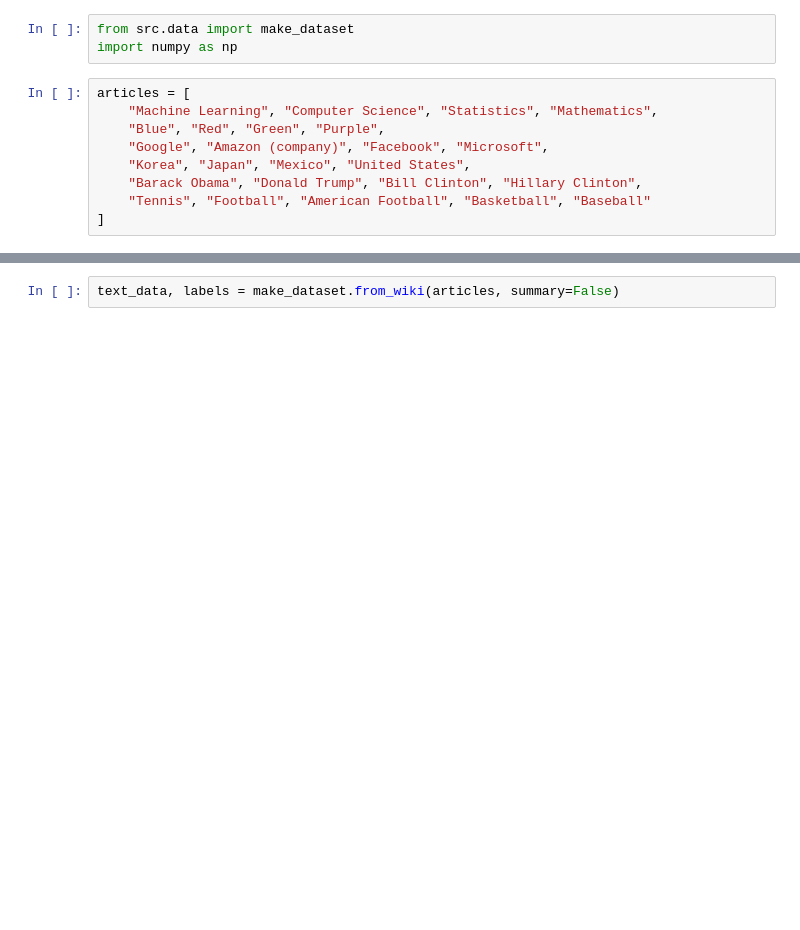
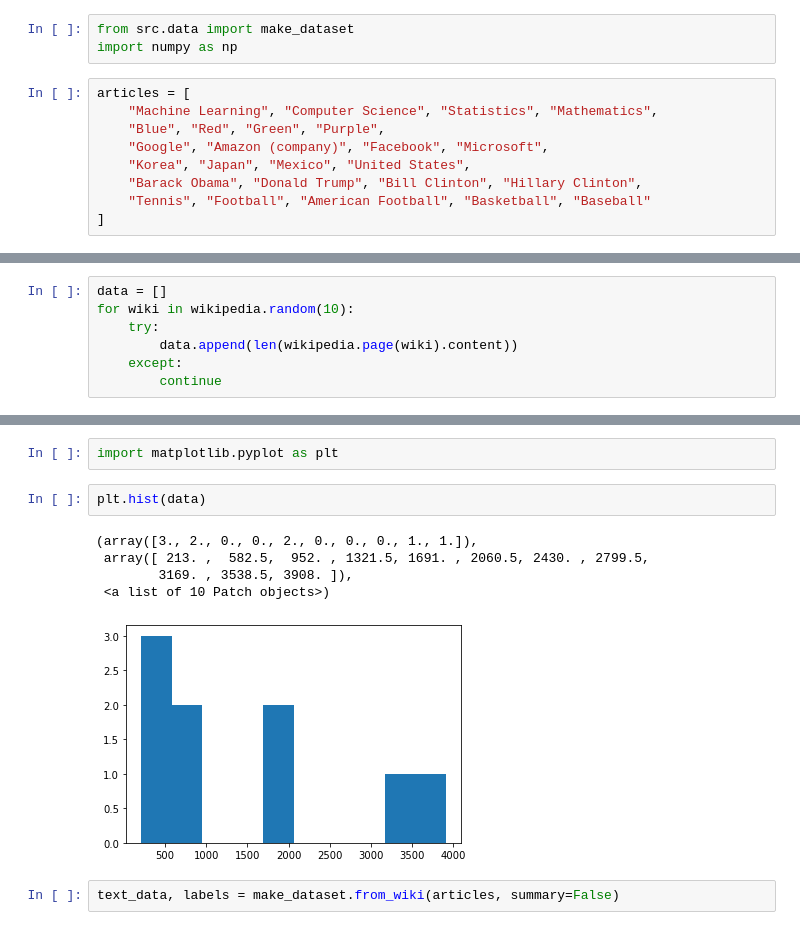
Before and after one commit to ryoheinamiki515/NLP-text-content-clustering, a Jupyter notebook: notebooks/example_tests.ipynb, the cells around one changed output, grey strips where cells are left out. Drawn from its saved outputs; the diff is of its cells as text; blank space fills up the shorter version.

```diff
--- a/notebooks/example_tests.ipynb
+++ b/notebooks/example_tests.ipynb
@@ -19,0 +25,7 @@ articles = [
+# %%
+data = []
+for wiki in wikipedia.random(10):
+    try:
+        data.append(len(wikipedia.page(wiki).content))
+    except:
+        continue
@@ -20,3 +42,13 @@ articles = [
+# %%
+import matplotlib.pyplot as plt
+# %%
+plt.hist(data)
+# %% [output]
+(array([3., 2., 0., 0., 2., 0., 0., 0., 1., 1.]),
+ array([ 213. ,  582.5,  952. , 1321.5, 1691. , 2060.5, 2430. , 2799.5,
+        3169. , 3538.5, 3908. ]),
+ <a list of 10 Patch objects>)
+[figure, added]
 # %%
 text_data, labels = make_dataset.from_wiki(articles, summary=False)
 # %% [output]
```
Also changed, not shown: parts of 9 cells of this notebook, 10 other files.
